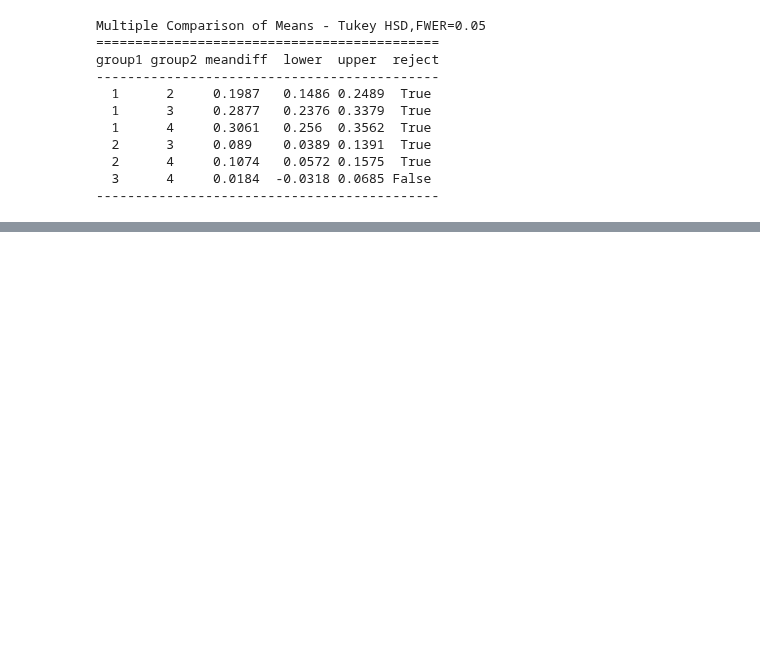
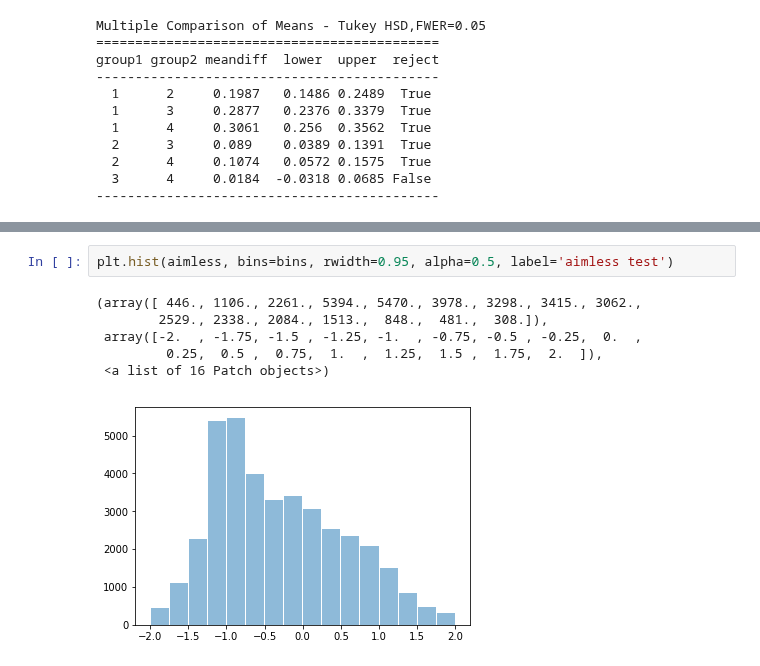
Before and after one commit to maddybartlett/NEN001, a Jupyter notebook: Plots.ipynb, the cells around one changed output, grey strips where cells are left out. Drawn from its saved outputs; the diff is of its cells as text; blank space fills up the shorter version.

```diff
--- a/Plots.ipynb
+++ b/Plots.ipynb
@@ -149,0 +302,9 @@ group1 group2 meandiff  lower  upper  reject
+# %%
+plt.hist(aimless, bins=bins, rwidth=0.95, alpha=0.5, label='aimless test')
+# %% [output]
+(array([ 446., 1106., 2261., 5394., 5470., 3978., 3298., 3415., 3062.,
+        2529., 2338., 2084., 1513.,  848.,  481.,  308.]),
+ array([-2.  , -1.75, -1.5 , -1.25, -1.  , -0.75, -0.5 , -0.25,  0.  ,
+         0.25,  0.5 ,  0.75,  1.  ,  1.25,  1.5 ,  1.75,  2.  ]),
+ <a list of 16 Patch objects>)
+[figure, added]
```
Also changed, not shown: parts of 39 cells of this notebook, 1 other file.
